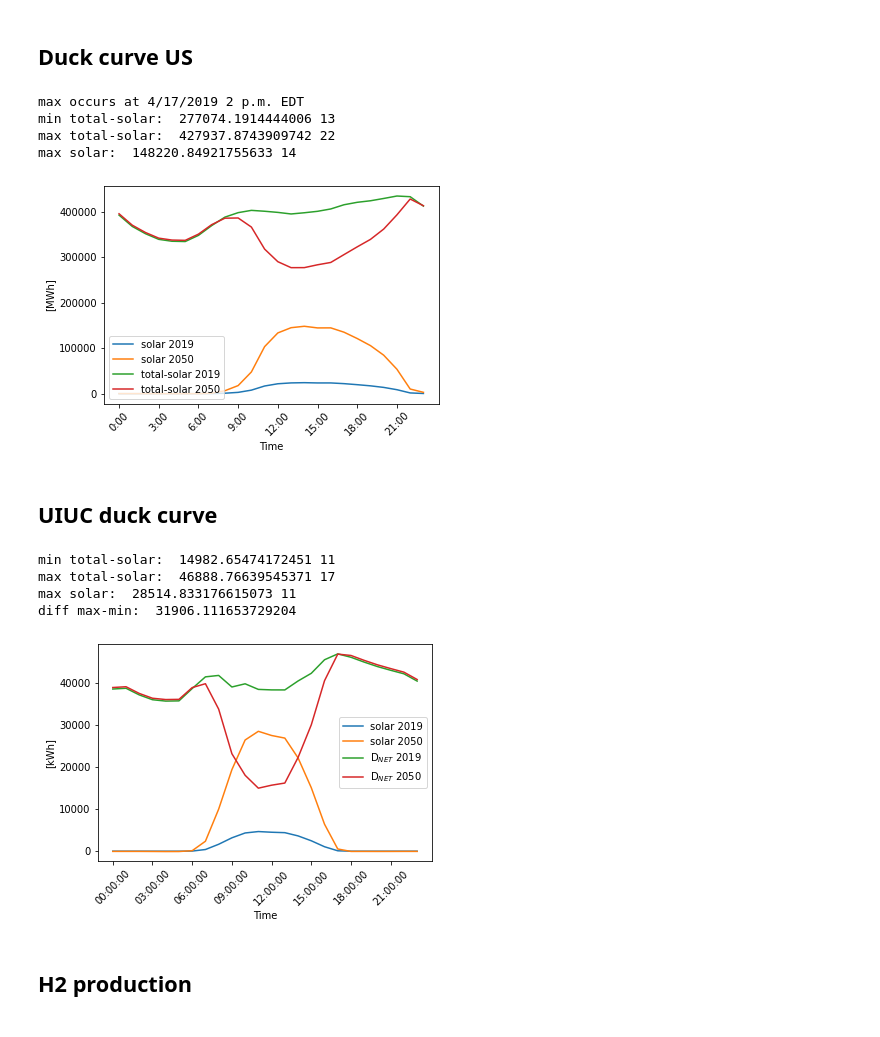
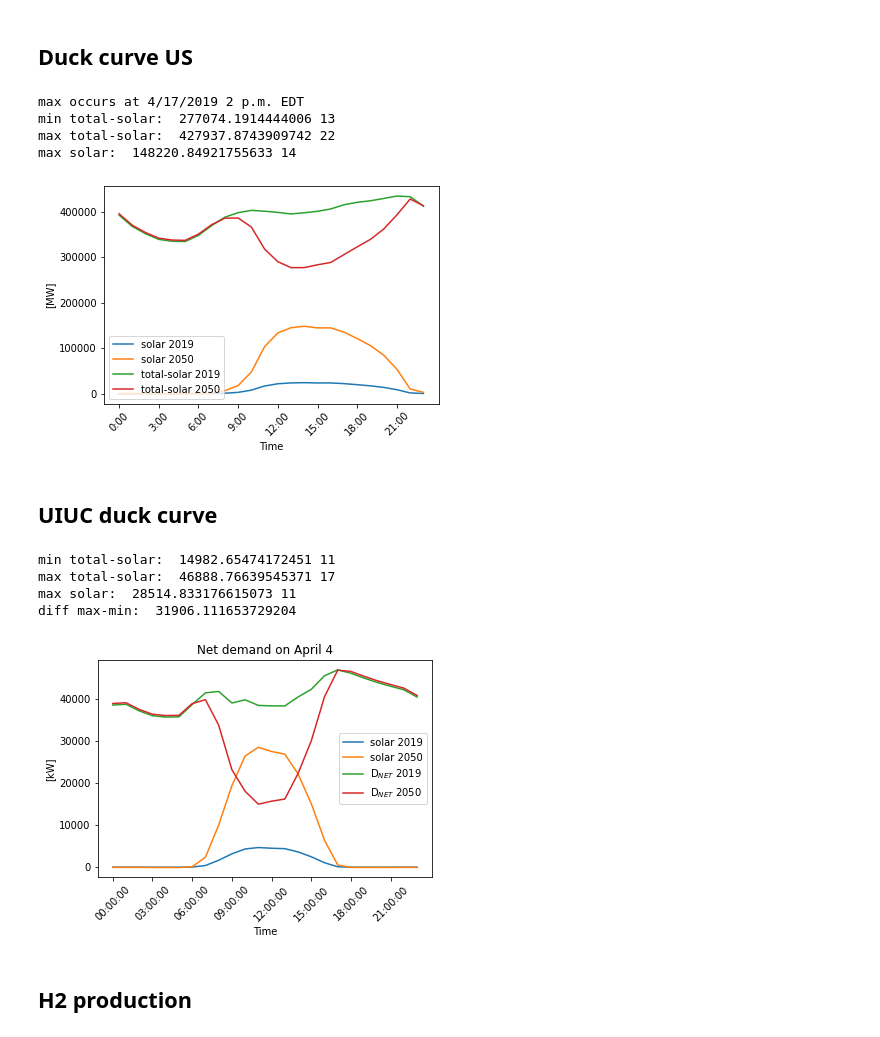
Before and after one commit to arfc/pride, a Jupyter notebook: duck-curve/duck-curve.ipynb, the cells around one changed output. Drawn from its saved outputs; the diff is of its cells as text; code cells hidden in the pictures.

```diff
--- a/duck-curve/duck-curve.ipynb
+++ b/duck-curve/duck-curve.ipynb
@@ -145,7 +145,7 @@ plt.plot(ntime, nntotal-nnsolar, label='total-solar {0}'.format(2019+predict))
 plt.xticks(np.arange(0, 24, step=3), rotation=45)
 #plt.legend(loc="upper left", bbox_to_anchor=(1.05, 1.0), fancybox=True)
 plt.legend(loc="lower left")
-plt.ylabel('[MWh]')
+plt.ylabel('[MW]')
 plt.xlabel('Time')
 # plt.title('Prediction on US demand in the US for 2050.')
 plt.savefig("figures/us-duck", dpi=300, bbox_inches="tight")
@@ -158,7 +158,7 @@ max occurs at 4/17/2019 2 p.m. EDT
 min total-solar:  277074.1914444006 13
 max total-solar:  427937.8743909742 22
 max solar:  148220.84921755633 14
-[figure, old version]
+[figure, new version]
 # %% [markdown]
 ## UIUC duck curve
 # %%
@@ -194,36 +194,37 @@ for i in range(A.shape[0]):
 nvalsol = A @ np.array(valsol)
 
 timep = [str(datetime.fromisoformat(timed[i]).time()) for i in range(len(timed))]
 
 plt.plot(timep, nvalsol, label='solar 2019')
 nnvalsol = ussg*nvalsol
 plt.plot(timep, nnvalsol, label='solar 2050')
 
 totmsol = valtot-nvalsol
 plt.plot(timep, totmsol, label='D$_{NET}$ 2019')
 nvaltot = ustg*valtot
 ntotmsol = nvaltot-nnvalsol
 plt.plot(timep, ntotmsol, label='D$_{NET}$ 2050')
 
 plt.xticks(np.arange(0, 24, step=3), rotation=45)
-plt.ylabel('[kWh]')
+plt.ylabel('[kW]')
 plt.xlabel('Time')
 # plt.legend(loc="upper right", bbox_to_anchor=(1.4, 1.0))
 #plt.legend(loc="lower left")
 plt.legend(loc="best")
-# plt.title('Prediction on UIUC demand by hour for {0}.'.format(2019+predict))
+plt.title("Net demand on April 4", color="black")
+
 plt.savefig("figures/uiuc-duck", dpi=300, bbox_inches="tight")
 
 print('min total-solar: ', np.min(ntotmsol), ntotmsol.tolist().index(np.min(ntotmsol)))
 print('max total-solar: ', np.max(ntotmsol), ntotmsol.tolist().index(np.max(ntotmsol)))
 print('max solar: ', np.max(nnvalsol), nnvalsol.tolist().index(np.max(nnvalsol)))
 print('diff max-min: ', (np.max(ntotmsol)-np.min(ntotmsol)))
 # %% [output]
 min total-solar:  14982.65474172451 11
 max total-solar:  46888.76639545371 17
 max solar:  28514.833176615073 11
 diff max-min:  31906.111653729204
-[figure, old version]
+[figure, new version]
 # %% [markdown]
 ## H2 production
 # %%
```
Also changed, not shown: parts of 2 cells of this notebook, 17 other files.
